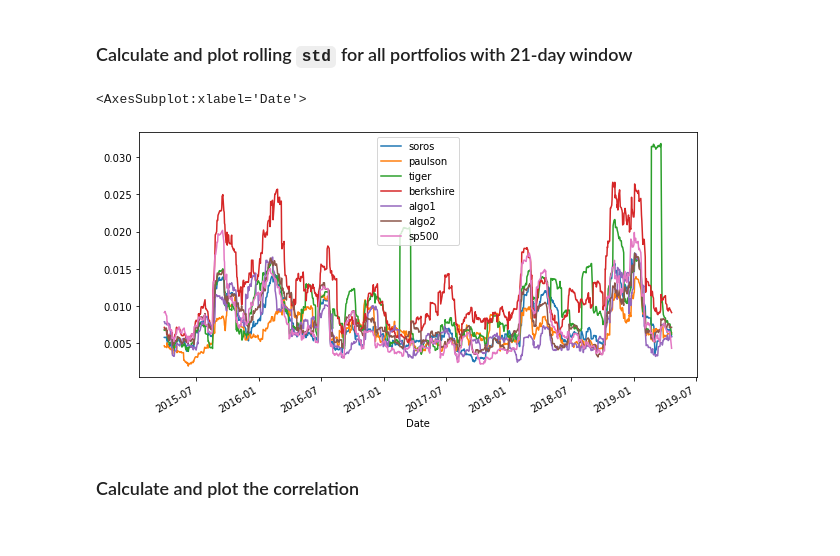
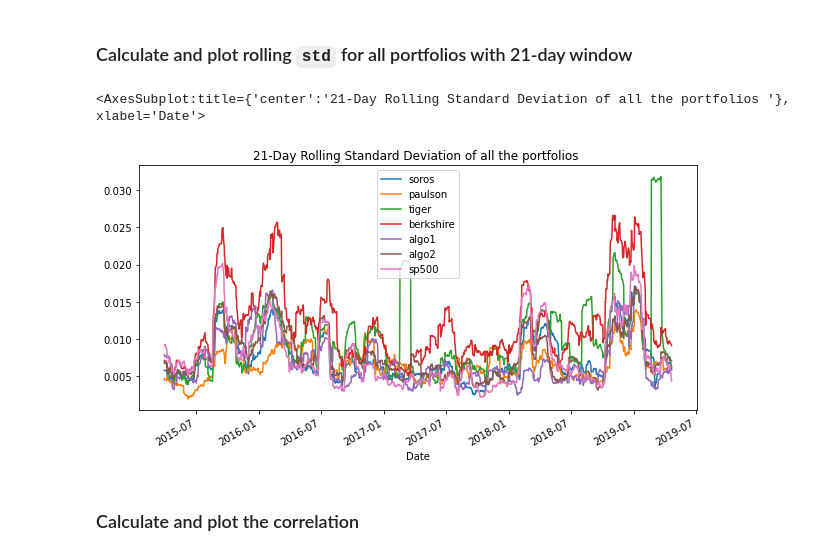
Before and after one commit to JQH84/Portfolio-Analysis, a Jupyter notebook: whale_analysis.ipynb, the cells around one changed output. Cells and saved outputs as stored; diff of their text form; code cells hidden in the pictures.

```diff
--- a/whale_analysis.ipynb
+++ b/whale_analysis.ipynb
@@ -257,11 +256,11 @@ Risk changes over time. Analyze the rolling statistics for Risk and Beta.
 # %%
 # Calculate the rolling standard deviation for all portfolios using a 21-day window
 all_returns_rolling = all_returns.rolling(window=21).std()
 # Plot the rolling standard deviation
-all_returns_rolling.plot(figsize=(10,5))
+all_returns_rolling.plot(figsize=(10,5) , title = "21-Day Rolling Standard Deviation of all the portfolios ")
 # %% [output]
-<AxesSubplot:xlabel='Date'>
+<AxesSubplot:title={'center':'21-Day Rolling Standard Deviation of all the portfolios '}, xlabel='Date'>
-[figure, old version]
+[figure, new version]
 # %% [markdown]
 ### Calculate and plot the correlation
 # %%
```
Also changed, not shown: parts of 12 cells of this notebook.
